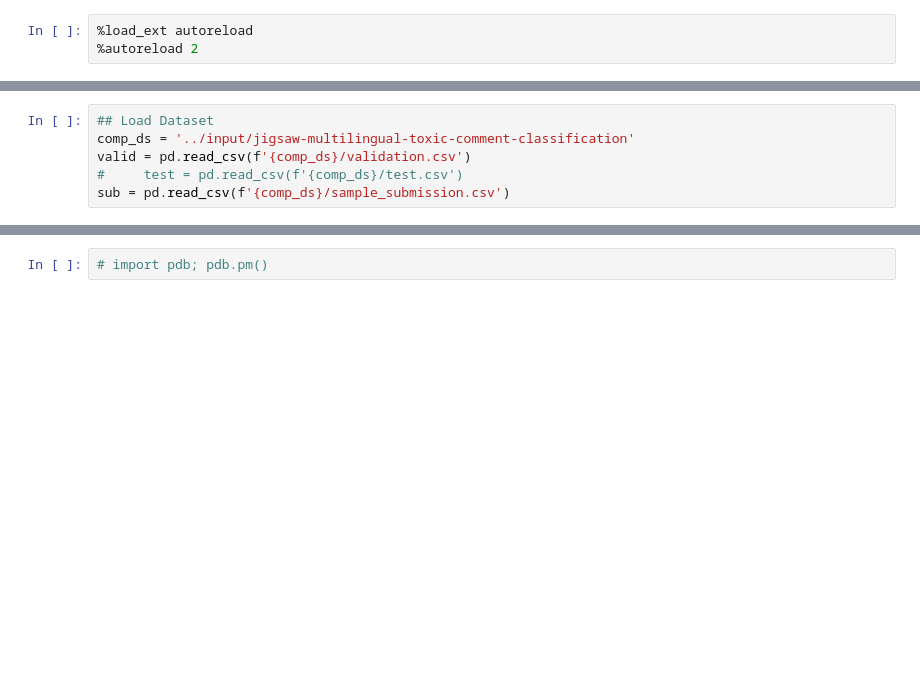
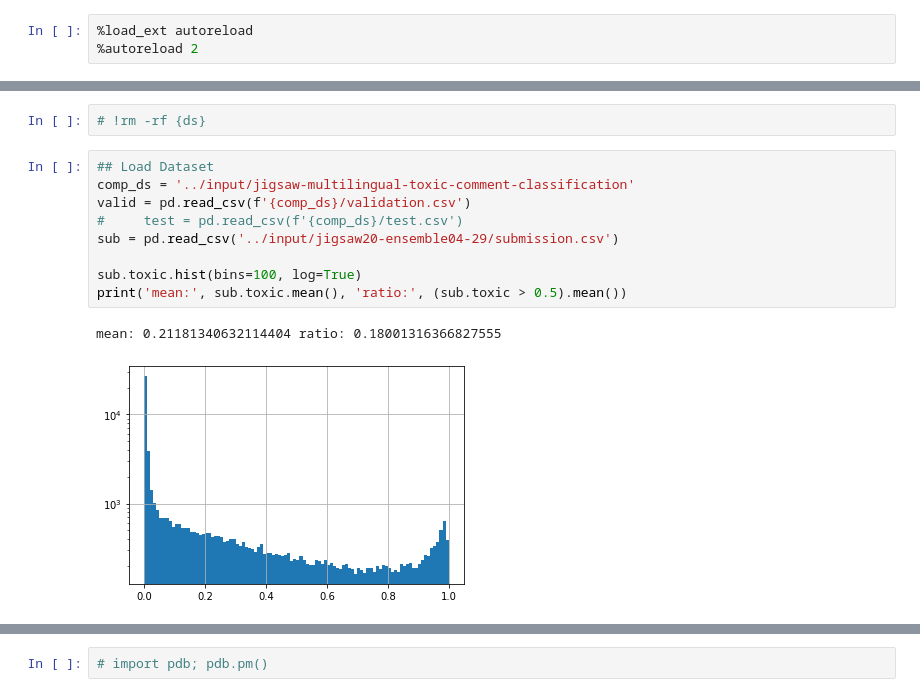
Before and after one commit to henrique/jigsaw20, a Jupyter notebook: load.ipynb, the cells around one changed output, grey strips where cells are left out. Drawn from its saved outputs; the diff is of its cells as text; blank space fills up the shorter version.

```diff
--- a/load.ipynb
+++ b/load.ipynb
@@ -59,8 +99,16 @@ with strategy.scope():
+# %%
+# !rm -rf {ds}
 # %%
 ## Load Dataset
 comp_ds = '../input/jigsaw-multilingual-toxic-comment-classification'
 valid = pd.read_csv(f'{comp_ds}/validation.csv')
 #     test = pd.read_csv(f'{comp_ds}/test.csv')
-sub = pd.read_csv(f'{comp_ds}/sample_submission.csv')
+sub = pd.read_csv('../input/jigsaw20-ensemble04-29/submission.csv')
+
+sub.toxic.hist(bins=100, log=True)
+print('mean:', sub.toxic.mean(), 'ratio:', (sub.toxic > 0.5).mean())
+# %% [output]
+mean: 0.21181340632114404 ratio: 0.18001316366827555
+[figure, added]
 # %%
 params.loc[0, "batch_size"]
```
Also changed, not shown: parts of 12 cells of this notebook.
